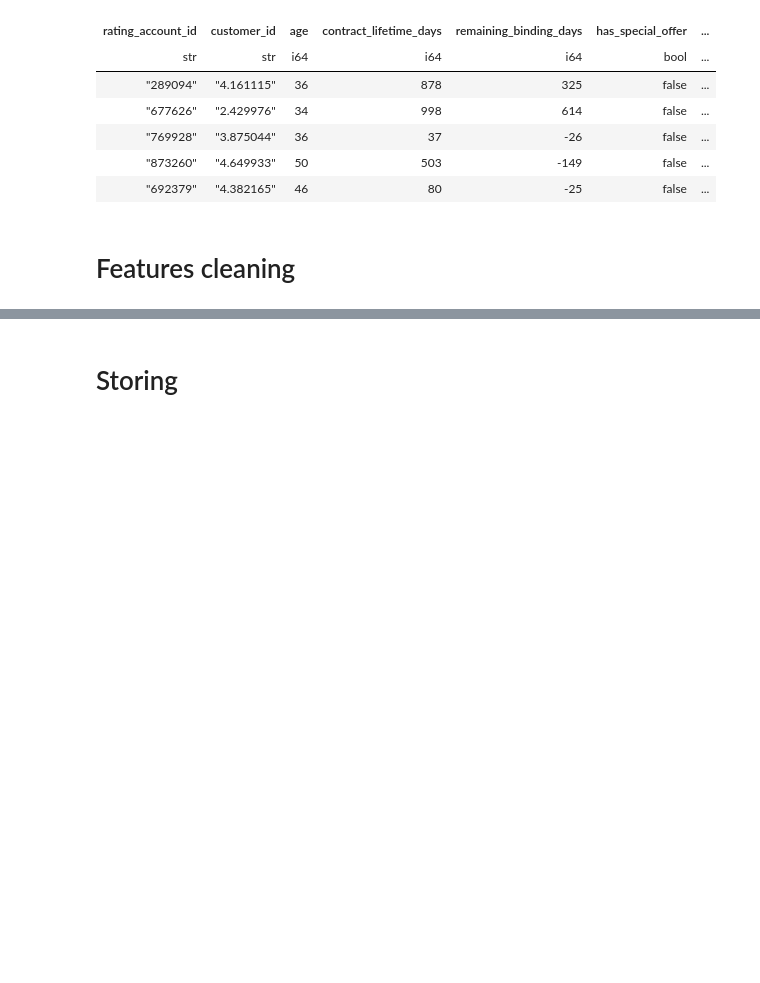
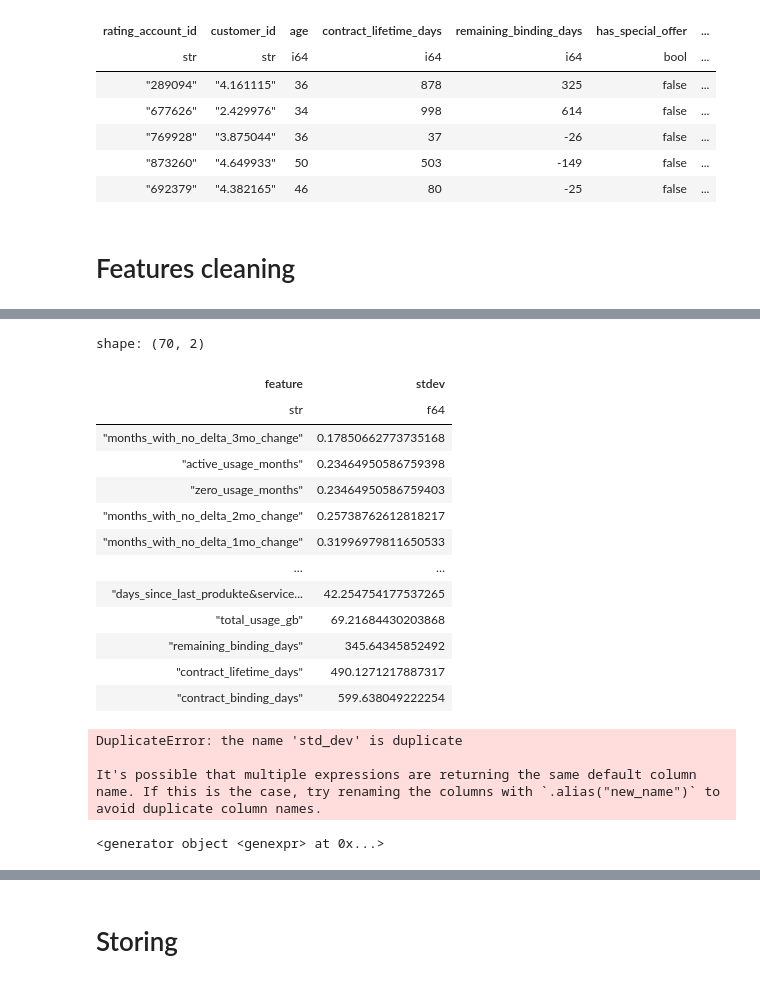
Before and after one commit to gzmyldrm/magenta-ds-interview-task, a Jupyter notebook: notebooks/1.features-enginering.ipynb, the cells around one changed output, grey strips where cells are left out. Cells and saved outputs as stored; diff of their text form; code cells hidden in the pictures; blank space fills up the shorter version.

```diff
--- a/notebooks/1.features-enginering.ipynb
+++ b/notebooks/1.features-enginering.ipynb
@@ -734,0 +836,13 @@ shape: (5, 85)
+# %%
+%%time
+
+# Compute the standard deviation
+variance_analysis = (
+    features
+    .select([
+        pl.col(col).std()
+        for col in numeric_and_booleans_features.columns
+    ])
+    .unpivot(variable_name='feature', value_name='stdev')
+    .sort('stdev', descending=True)
+)
@@ -734,0 +852,36 @@ shape: (5, 85)
+# %%
+variance_analysis
+# %% [output]
+shape: (70, 2)
+| feature | stdev |
+| str | f64 |
+| "months_with_no_delta_3mo_change" | 0.17850662773735168 |
+| "active_usage_months" | 0.23464950586759398 |
+| "zero_usage_months" | 0.23464950586759403 |
+| "months_with_no_delta_2mo_change" | 0.25738762612818217 |
+| "months_with_no_delta_1mo_change" | 0.31996979811650533 |
+| … | … |
+| "days_since_last_produkte&service... | 42.254754177537265 |
+| "total_usage_gb" | 69.21684430203868 |
+| "remaining_binding_days" | 345.64345852492 |
+| "contract_lifetime_days" | 490.1271217887317 |
+| "contract_binding_days" | 599.638049222254 |
+# %%
+%%time
+
+# Compute variance, std, and unique ratio for each numeric/boolean feature
+variance_analysis = (
+    features
+    .select([
+        pl.col(col).std().alias('std_dev')
+        for col in numeric_and_booleans_features.columns
+    ])
+)
+# %% [output]
+DuplicateError: the name 'std_dev' is duplicate
+
+It's possible that multiple expressions are returning the same default column name. If this is the case, try renaming the columns with `.alias("new_name")` to avoid duplicate column names.
+# %%
+variance_analysis
+# %% [output]
+<generator object <genexpr> at 0x...>
```
Also changed, not shown: parts of 36 cells of this notebook, 1 other file.
